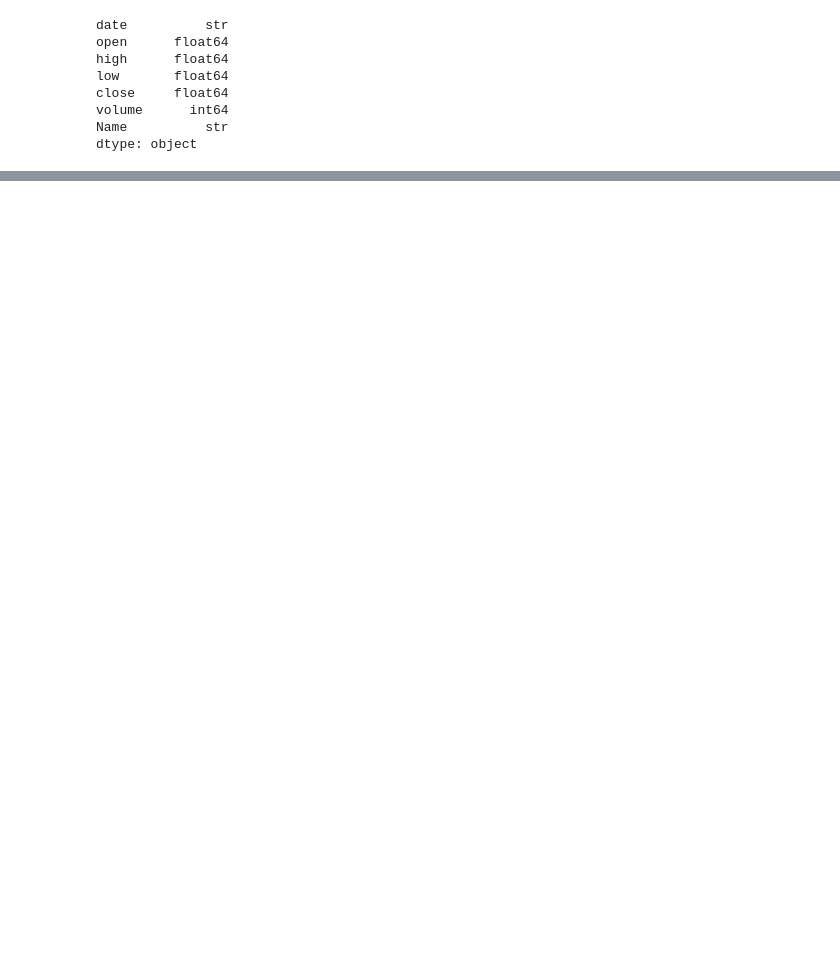
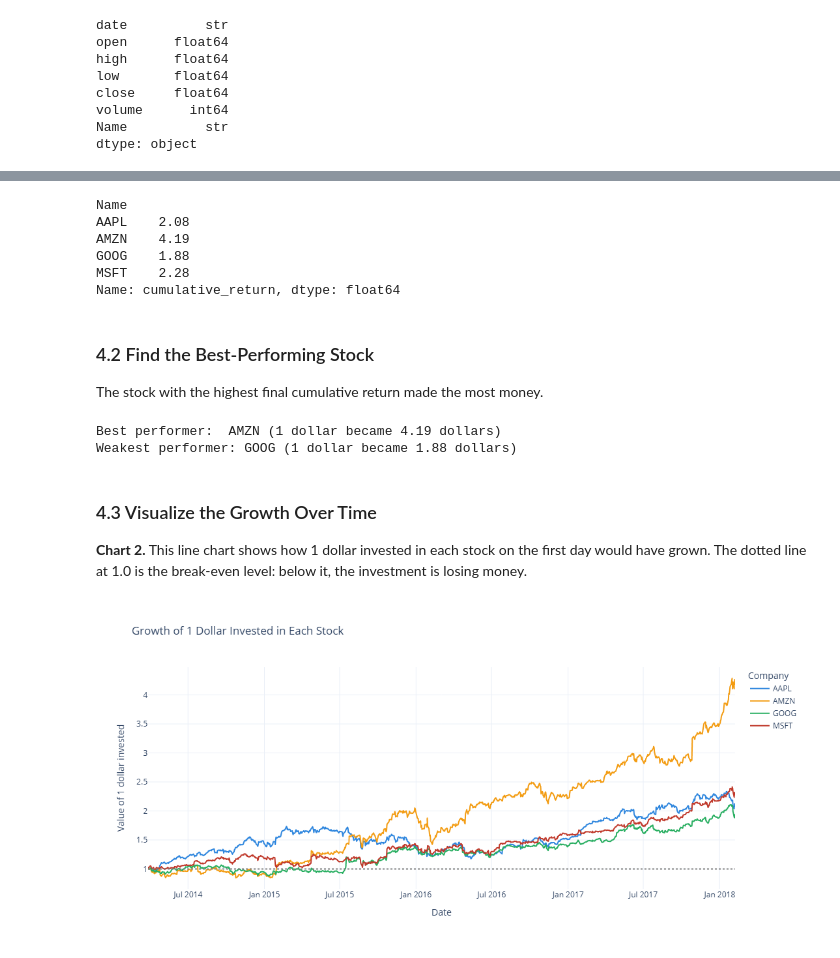
Before and after one commit to ualiurrahat/stock-market-data-analysis, a Jupyter notebook: notebooks/stock_market_data_analysis.ipynb, the cells around one changed output, grey strips where cells are left out. Cells and saved outputs as stored; diff of their text form; code cells hidden in the pictures; blank space fills up the shorter version.

```diff
--- a/notebooks/stock_market_data_analysis.ipynb
+++ b/notebooks/stock_market_data_analysis.ipynb
@@ -587,0 +413,46 @@ px.bar(monthly_returns,
+# %%
+growth_factor = 1 + all_data["daily_return"].fillna(0)
+all_data["cumulative_return"] = growth_factor.groupby(all_data["Name"]).cumprod()
+
+final_returns = all_data.groupby("Name")["cumulative_return"].last()
+
+final_returns.round(2)
+# %% [output]
+Name
+AAPL    2.08
+AMZN    4.19
+GOOG    1.88
+MSFT    2.28
+Name: cumulative_return, dtype: float64
+# %% [markdown]
+### 4.2 Find the Best-Performing Stock
+
+The stock with the highest final cumulative return made the most money.
+# %%
+best_stock = final_returns.idxmax()
+worst_performer = final_returns.idxmin()
+
+print(f"Best performer:  {best_stock} (1 dollar became {final_returns.max():.2f} dollars)")
+print(f"Weakest performer: {worst_performer} (1 dollar became {final_returns.min():.2f} dollars)")
+# %% [output]
+Best performer:  AMZN (1 dollar became 4.19 dollars)
+Weakest performer: GOOG (1 dollar became 1.88 dollars)
+# %% [markdown]
+### 4.3 Visualize the Growth Over Time
+
+**Chart 2.** This line chart shows how 1 dollar invested in each stock on the first day would have grown. The dotted line at 1.0 is the break-even level: below it, the investment is losing money.
+# %%
+fig = px.line(
+    all_data,
+    x="date",
+    y="cumulative_return",
+    color="Name",
+    color_discrete_map=COLORS,
+    title="Growth of 1 Dollar Invested in Each Stock",
+    labels={"date": "Date", "cumulative_return": "Value of 1 dollar invested"},
+)
+fig.add_hline(y=1, line_dash="dot", line_color="grey")
+
+save_chart(fig, "02_growth_of_one_dollar")
+# %% [output]
+[figure, added]
```
Also changed, not shown: parts of 183 cells of this notebook, 1 other file.
